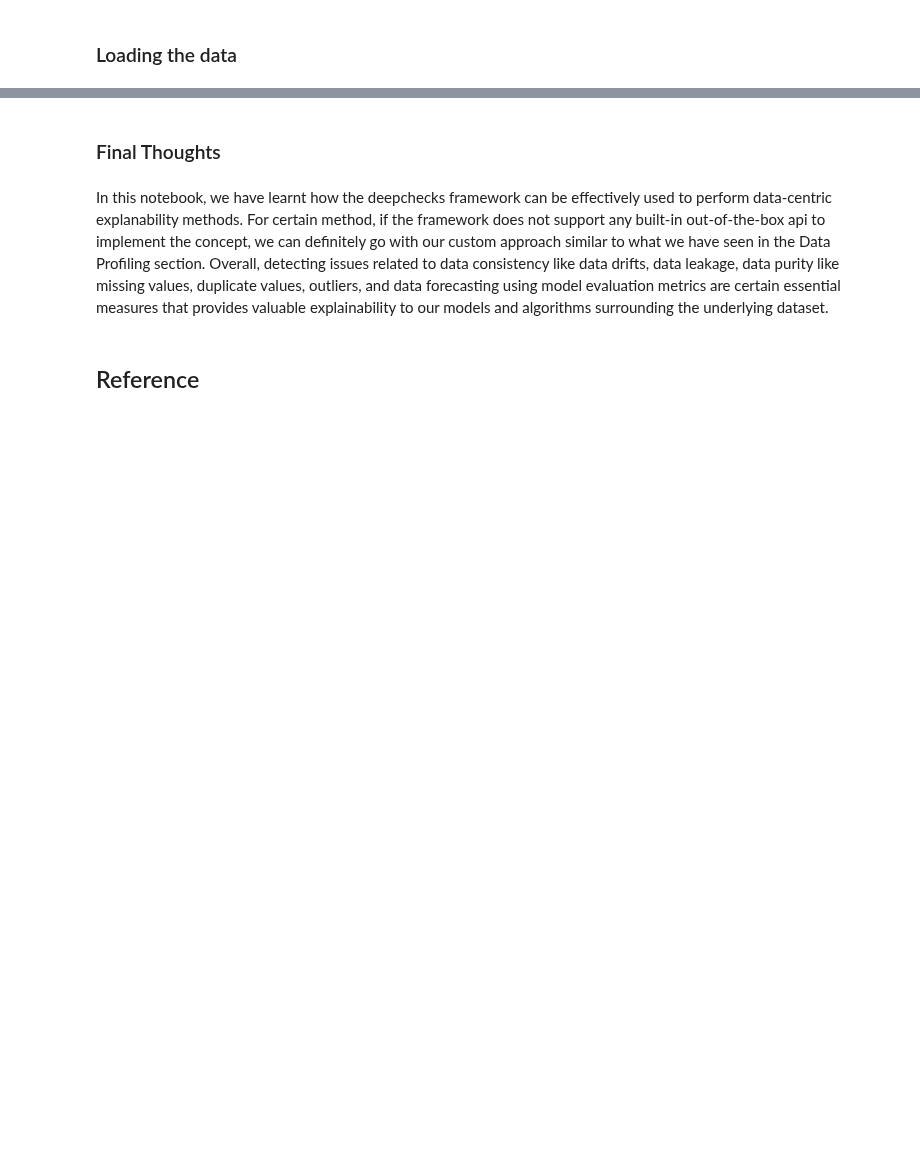
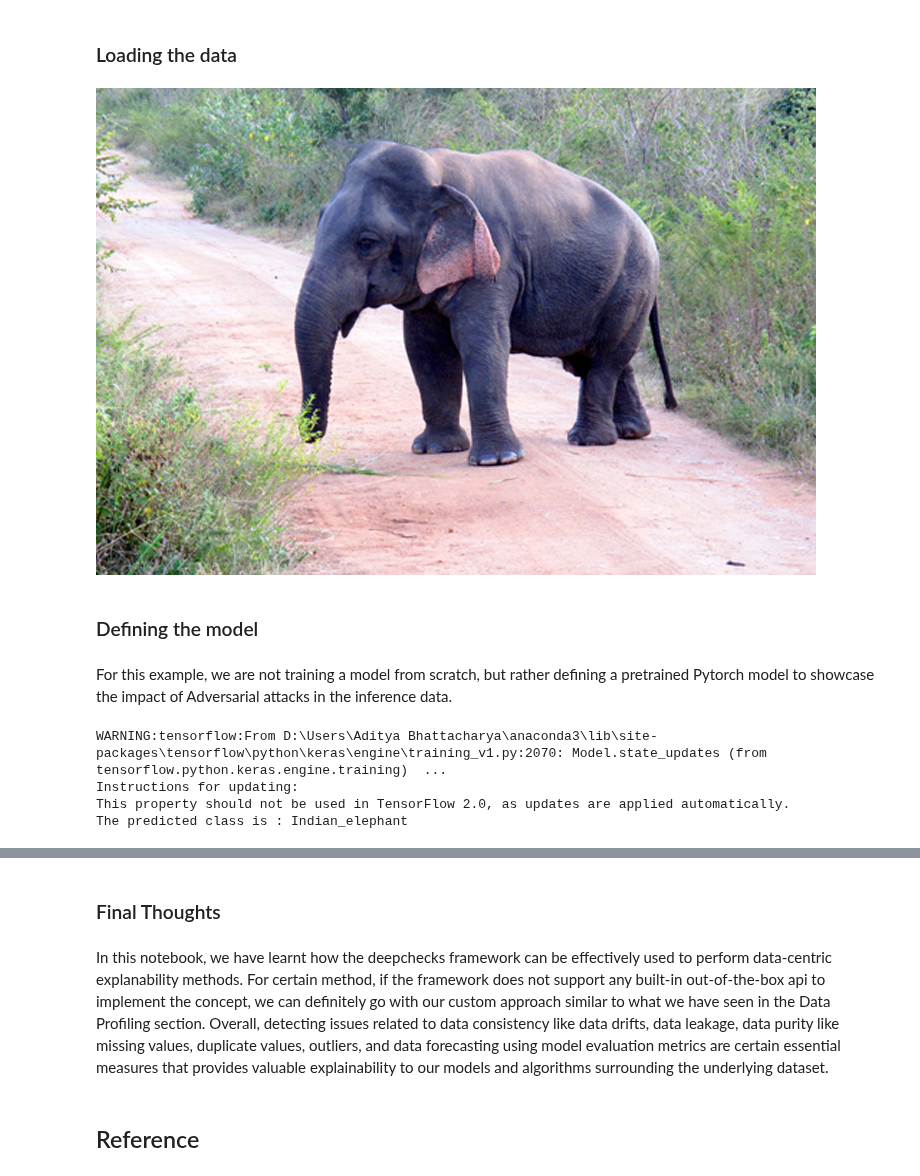
Before and after one commit to PacktPublishing/Applied-Machine-Learning-Explainability-Techniques, a Jupyter notebook: Chapter03/Data_Centric_XAI_part_2.ipynb, the cells around one changed output, grey strips where cells are left out. Drawn from its saved outputs; the diff is of its cells as text; code cells hidden in the pictures; blank space fills up the shorter version.

```diff
--- a/Chapter03/Data_Centric_XAI_part_2.ipynb
+++ b/Chapter03/Data_Centric_XAI_part_2.ipynb
@@ -29,2 +37,18 @@ warnings.filterwarnings('ignore')
 # %% [markdown]
 ### Loading the data
+# %%
+def load_image_data_from_url(url):
+    '''
+    Function to load image data from online
+    '''
+    # The local path to our target image
+    image_path = keras.utils.get_file(
+    "inference_data.jpg", url
+    )
+
+    display(Image(image_path))
+    return image_path
+
+image_path = load_image_data_from_url(url = 'https://i.imgur.com/JT7SP0M.jpeg')
+# %% [output]
+[figure, added]
@@ -30,0 +69,14 @@ warnings.filterwarnings('ignore')
+# %% [markdown]
+### Defining the model
+# %% [markdown]
+For this example, we are not training a model from scratch, but rather defining a pretrained Pytorch model to showcase the impact of Adversarial attacks in the inference data.
+# %%
+model = Xception(weights="imagenet")
+
+model_prediction = model.predict(normalized_img)
+print(f"The predicted class is : {decode_predictions(model_prediction, top=1)[0][0][1]}")
+# %% [output]
+WARNING:tensorflow:From D:\Users\Aditya Bhattacharya\anaconda3\lib\site-packages\tensorflow\python\keras\engine\training_v1.py:2070: Model.state_updates (from tensorflow.python.keras.engine.training)  ...
+Instructions for updating:
+This property should not be used in TensorFlow 2.0, as updates are applied automatically.
+The predicted class is : Indian_elephant
```
Also changed, not shown: parts of 11 cells of this notebook.
